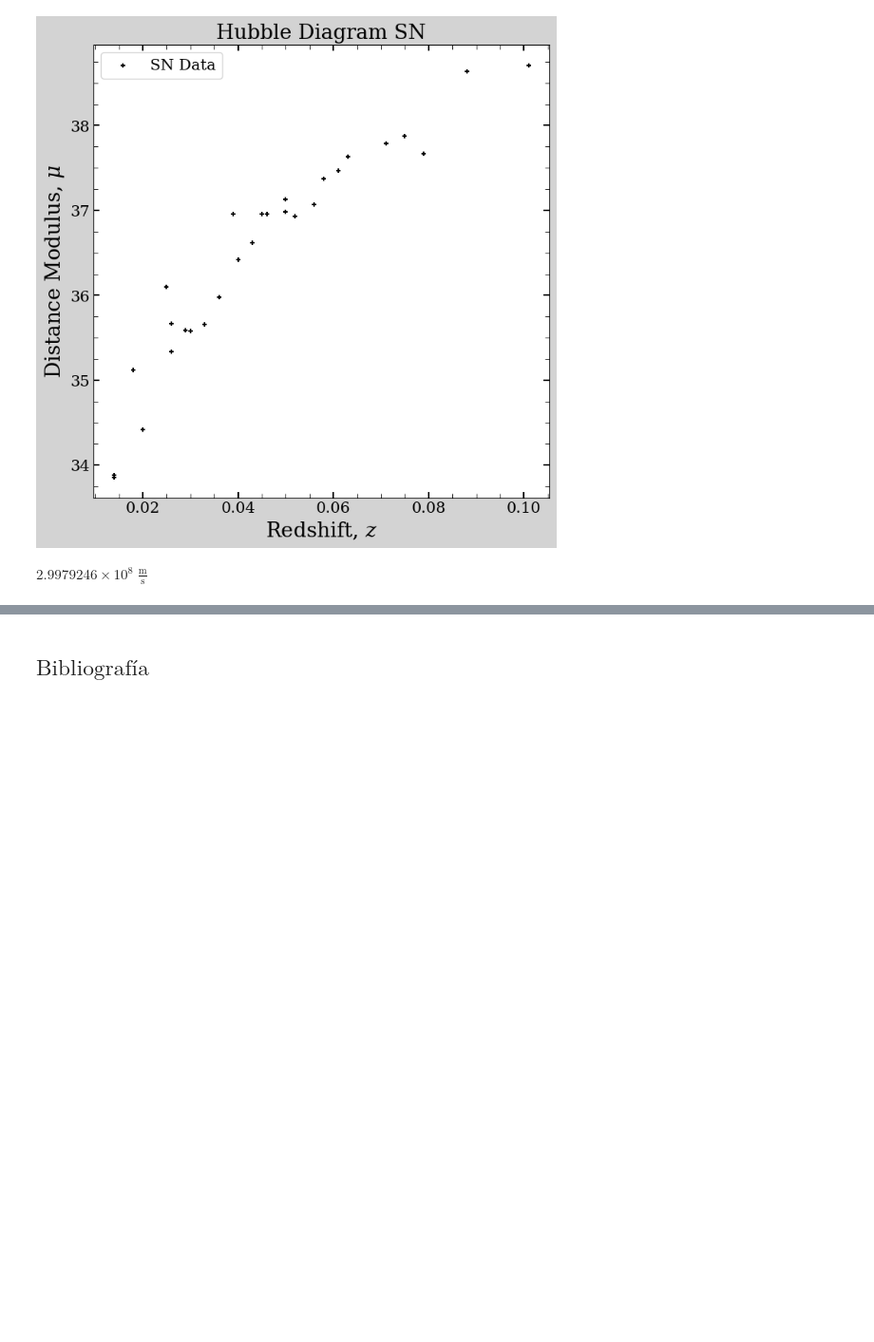
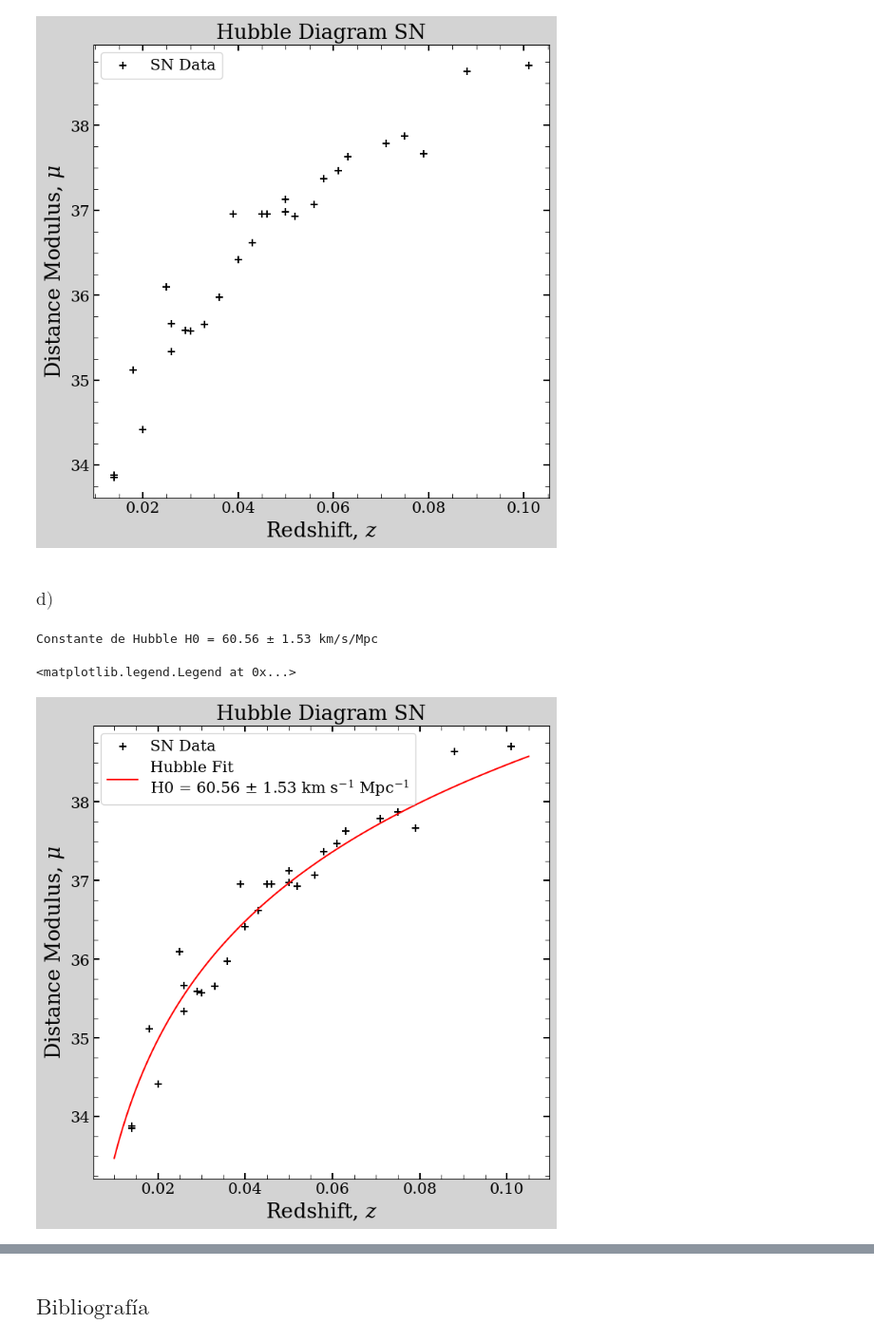
Before and after one commit to ojedarcelo/astrocodigos, a Jupyter notebook: AST0411 - Astrofísica Extragaláctica/Tareas/Tarea 1/tarea_1.ipynb, the cells around one changed output, grey strips where cells are left out. Shown at 95% size. Cells and saved outputs as stored; diff of their text form; code cells hidden in the pictures; blank space fills up the shorter version.

```diff
--- a/AST0411 - Astrofísica Extragaláctica/Tareas/Tarea 1/tarea_1.ipynb
+++ b/AST0411 - Astrofísica Extragaláctica/Tareas/Tarea 1/tarea_1.ipynb
@@ -1289,11 +1264,44 @@ ax.legend(fontsize=15, markerscale=1)
 # %% [output]
 <matplotlib.legend.Legend at 0x...>
 [figure]
-# %%
-const.c
-# %% [output]
-$2.9979246 \times 10^{8} \; \mathrm{\frac{m}{s}}$
+# %% [markdown]
+### $\text{d)}$
 # %%
 def modulus_redshift(z, H0):
-    c = const.c
-    return 5 * np.log10((z * ) / H0) + 25
+    c = const.c.to(u.km / u.s).value
+    return 5 * np.log10((z * c) / H0) + 25
+# %%
+popt, pcov = curve_fit(modulus_redshift, supernovae_data_1['Z'], supernovae_data_1['MU_MAX'])
+
+H0 = popt[0]
+H0_err = np.sqrt(np.diag(pcov))[0]
+
+print('Constante de Hubble H0 = {:.2f} ± {:.2f} km/s/Mpc'.format(H0, H0_err))
+# %% [output]
+Constante de Hubble H0 = 60.56 ± 1.53 km/s/Mpc
+# %%
+fig, ax = plt.subplots(figsize=(8, 8))
+ax.scatter(supernovae_data_1['Z'], supernovae_data_1['MU_MAX'], s=45, color='black', label='SN Data', marker='+')
+ax.plot(np.linspace(0.01, 0.105, 100), modulus_redshift(np.linspace(0.01, 0.105, 100), H0), color='red',
+        label='Hubble Fit\n'+r'H0 = {:.2f} ± {:.2f} '.format(H0, H0_err) + 'km s$^{-1}$ Mpc$^{-1}$')
+
+ax.set_ylabel(r'Distance Modulus, $\mu$', fontsize=20)
+ax.set_xlabel(r"Redshift, $z$", fontsize=20)
+ax.set_title(r'Hubble Diagram SN', fontsize=20)
+
+ax.xaxis.set_minor_locator(MultipleLocator(0.005))
+ax.yaxis.set_minor_locator(MultipleLocator(0.25))
+
+ax.tick_params(axis='both', labelsize=15, direction='in', right=True, top=True,
+                length=6, width=1.5, grid_color='black', grid_alpha=1, grid_linestyle="-",
+                grid_linewidth=0.5)
+
+ax.tick_params(which='minor', length=4, color='black', direction='in', top=True, right=True,
+                grid_alpha=0.2, grid_linewidth=0.5, grid_linestyle="-",grid_color='r')
+
+
+ax.grid(False, which='both')
+ax.legend(fontsize=15, markerscale=1)
+# %% [output]
+<matplotlib.legend.Legend at 0x...>
+[figure, added]
```
Also changed, not shown: parts of 13 cells of this notebook, 1 other file.
